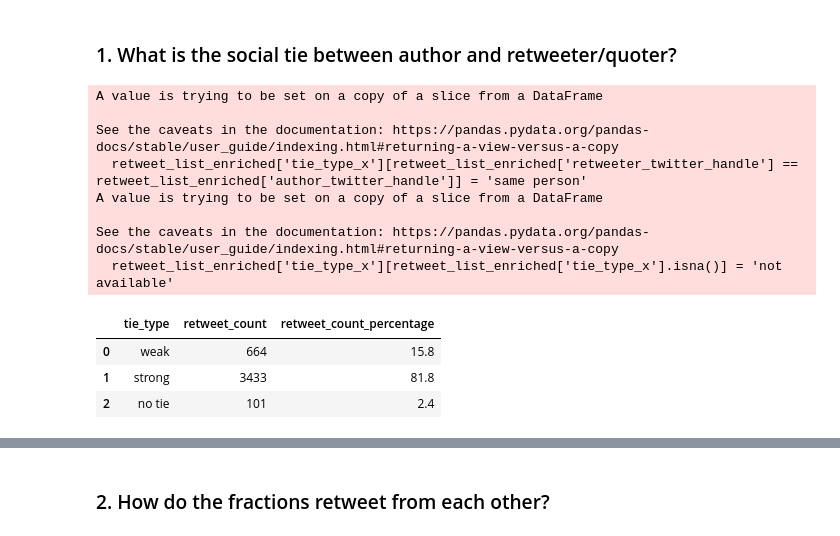
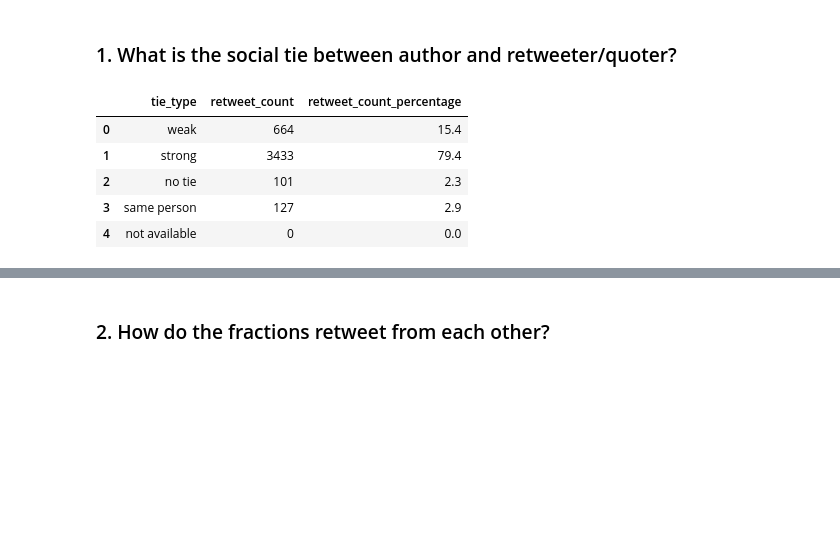
Before and after one commit to lucashoeft/Content-Sharing, a Jupyter notebook: data-analysis/retweet_quote_analysis.ipynb, the cells around one changed output, grey strips where cells are left out. Cells and saved outputs as stored; diff of their text form; code cells hidden in the pictures; blank space fills up the shorter version.

```diff
--- a/data-analysis/retweet_quote_analysis.ipynb
+++ b/data-analysis/retweet_quote_analysis.ipynb
@@ -11,6 +14,7 @@ date_parameter_tweet_selection = pd.to_datetime('2021-08-30') # Voting: '2021-09
 # %%
 user_friendships_evaluation = pd.read_csv('../data/processed/user_friendships_evaluation.csv', sep=";", na_values="", dtype={'source_id': str, 'target_id': str})
 user_list = pd.read_csv('../data/processed/user_list.csv', sep=";", na_values="", dtype={'twitter_id': str})
+mdb_list = pd.read_csv('../data/processed/mdb_list.csv', sep=";", na_values="")
 
 retweet_list = pd.read_csv('../data/processed/retweet_list.csv', sep=";", na_values="", lineterminator='\n')
 quote_list = pd.read_csv('../data/processed/quote_list.csv', sep=";", na_values="", lineterminator='\n')
@@ -19,50 +122,25 @@ quote_list = pd.read_csv('../data/processed/quote_list.csv', sep=";", na_values=
 # %%
 #### RETWEETS ####
 
-user_list['twitter_id'] = pd.to_numeric(user_list['twitter_id'])
-
-# Merge follow and tie information into table
-retweet_list_enriched = pd.merge(retweet_list, user_friendships_evaluation, how='left', left_on=['retweeter_twitter_handle', 'author_twitter_handle'], right_on=['source_screen_name', 'target_screen_name'])
-retweet_list_enriched = pd.merge(retweet_list_enriched, user_friendships_evaluation, how='left', left_on=['retweeter_twitter_handle', 'author_twitter_handle'], right_on=['target_screen_name', 'source_screen_name'])
-
-# Filter retweets based on creation of the orignal tweet
-retweet_list_enriched['tweet_created_at'] = pd.to_datetime(retweet_list_enriched['tweet_created_at']).dt.date
-retweet_list_enriched = retweet_list_enriched[retweet_list_enriched['tweet_created_at'] > date_parameter_tweet_selection]
-
-# Merge mergeable columns
-retweet_list_enriched['tie_type_x'].update(retweet_list_enriched.pop('tie_type_y'))
-retweet_list_enriched['source_follows_target_x'].update(retweet_list_enriched.pop('target_follows_source_y'))
-retweet_list_enriched['target_follows_source_x'].update(retweet_list_enriched.pop('source_follows_target_y'))
-
-# Fill info for same person or not available
-retweet_list_enriched['tie_type_x'][retweet_list_enriched['retweeter_twitter_handle'] == retweet_list_enriched['author_twitter_handle']] = 'same person'
-retweet_list_enriched['tie_type_x'][retweet_list_enriched['tie_type_x'].isna()] = 'not available'
-
 # Create data frame with the results
 retweet_social_ties = pd.DataFrame(columns=['tie_type', 'retweet_count'])
-retweet_social_ties.loc[len(retweet_social_ties.index)] = ['weak', retweet_list_enriched[retweet_list_enriched['tie_type_x'] == 'weak'].shape[0]]
-retweet_social_ties.loc[len(retweet_social_ties.index)] = ['strong', retweet_list_enriched[retweet_list_enriched['tie_type_x'] == 'strong'].shape[0]]
-retweet_social_ties.loc[len(retweet_social_ties.index)] = ['no tie', retweet_list_enriched[retweet_list_enriched['tie_type_x'] == 'no tie'].shape[0]]
-retweet_social_ties.loc[len(retweet_social_ties.index)] = ['same person', retweet_list_enriched[retweet_list_enriched['tie_type_x'] == 'same person'].shape[0]]
-retweet_social_ties.loc[len(retweet_social_ties.index)] = ['not available', retweet_list_enriched[retweet_list_enriched['tie_type_x'] == 'not available'].shape[0]]
+retweet_social_ties.loc[len(retweet_social_ties.index)] = ['weak', retweet_list_enriched[retweet_list_enriched['tie_type_retweeter'] == 'weak'].shape[0]]
+retweet_social_ties.loc[len(retweet_social_ties.index)] = ['strong', retweet_list_enriched[retweet_list_enriched['tie_type_retweeter'] == 'strong'].shape[0]]
+retweet_social_ties.loc[len(retweet_social_ties.index)] = ['no tie', retweet_list_enriched[retweet_list_enriched['tie_type_retweeter'] == 'no tie'].shape[0]]
+retweet_social_ties.loc[len(retweet_social_ties.index)] = ['same person', retweet_list_enriched[retweet_list_enriched['tie_type_retweeter'] == 'same person'].shape[0]]
+retweet_social_ties.loc[len(retweet_social_ties.index)] = ['not available', retweet_list_enriched[retweet_list_enriched['tie_type_retweeter'] == 'not available'].shape[0]]
 
 # Add a calculated percentage column
 retweet_social_ties['retweet_count_percentage'] = round(retweet_social_ties.retweet_count / retweet_social_ties.retweet_count.sum() * 100, 1)
 
 display(retweet_social_ties)
 # %% [output]
-A value is trying to be set on a copy of a slice from a DataFrame
-
-See the caveats in the documentation: https://pandas.pydata.org/pandas-docs/stable/user_guide/indexing.html#returning-a-view-versus-a-copy
-  retweet_list_enriched['tie_type_x'][retweet_list_enriched['retweeter_twitter_handle'] == retweet_list_enriched['author_twitter_handle']] = 'same person'
-A value is trying to be set on a copy of a slice from a DataFrame
-
-See the caveats in the documentation: https://pandas.pydata.org/pandas-docs/stable/user_guide/indexing.html#returning-a-view-versus-a-copy
-  retweet_list_enriched['tie_type_x'][retweet_list_enriched['tie_type_x'].isna()] = 'not available'
 |  | tie_type | retweet_count | retweet_count_percentage |
-| 0 | weak | 664 | 15.8 |
-| 1 | strong | 3433 | 81.8 |
-| 2 | no tie | 101 | 2.4 |
+| 0 | weak | 664 | 15.4 |
+| 1 | strong | 3433 | 79.4 |
+| 2 | no tie | 101 | 2.3 |
+| 3 | same person | 127 | 2.9 |
+| 4 | not available | 0 | 0.0 |
 # %%
 #### QUOTES ####
 
```
Also changed, not shown: parts of 13 cells of this notebook, 5 other files.
